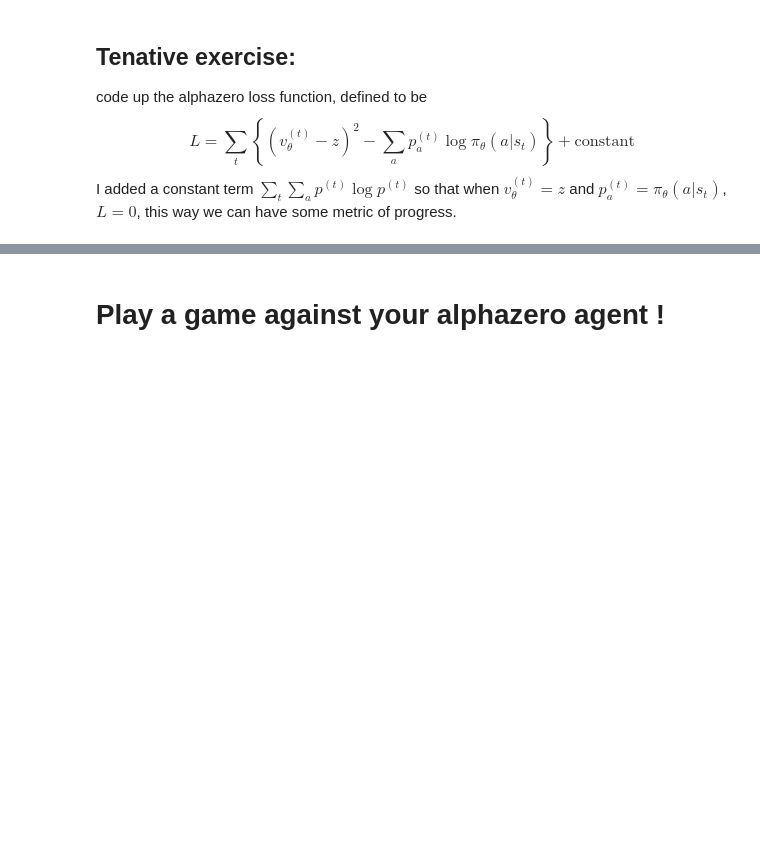
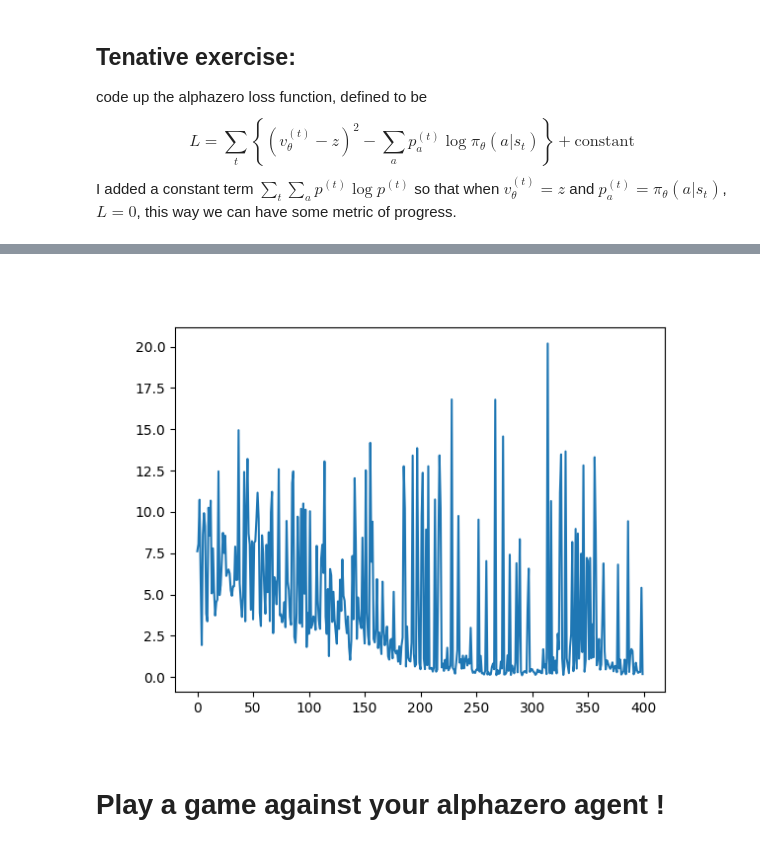
Before and after one commit to ekaakurniawan/DRLND, a Jupyter notebook: assignments/P4-Multi-Agent-Reinforcement-Learning/L3-Case-Study-AlphaZero/tic-tac-toe/alphazero-TicTacToe.ipynb, the cells around one changed output, grey strips where cells are left out. Drawn from its saved outputs; the diff is of its cells as text; code cells hidden in the pictures; blank space fills up the shorter version.

```diff
--- a/assignments/P4-Multi-Agent-Reinforcement-Learning/L3-Case-Study-AlphaZero/tic-tac-toe/alphazero-TicTacToe.ipynb
+++ b/assignments/P4-Multi-Agent-Reinforcement-Learning/L3-Case-Study-AlphaZero/tic-tac-toe/alphazero-TicTacToe.ipynb
@@ -273,3 +324,7 @@ plt.show()
+# %%
+Image(filename='losses.png')
+# %% [output]
+[figure, added]
 # %% [markdown]
 # Play a game against your alphazero agent !
 # %%
```
Also changed, not shown: parts of 20 cells of this notebook, 5 other files.
